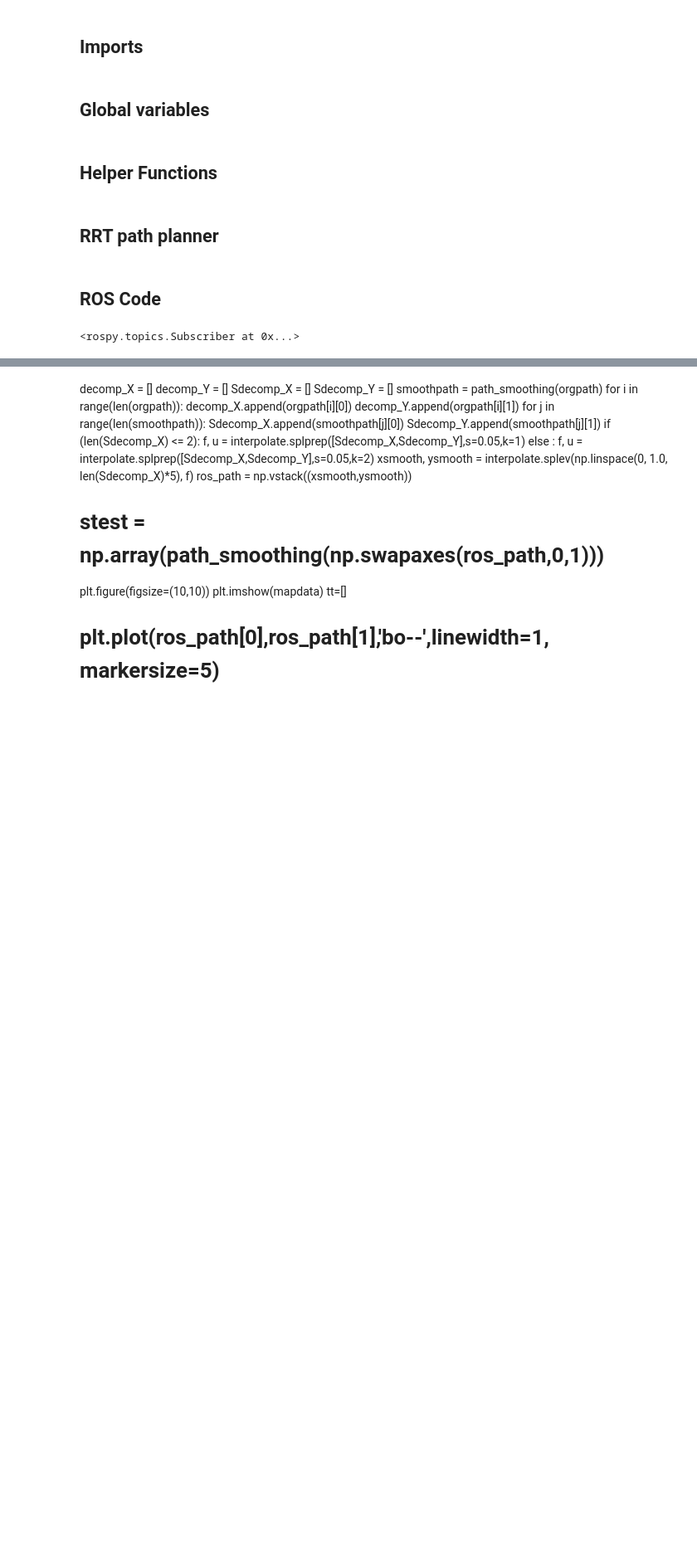
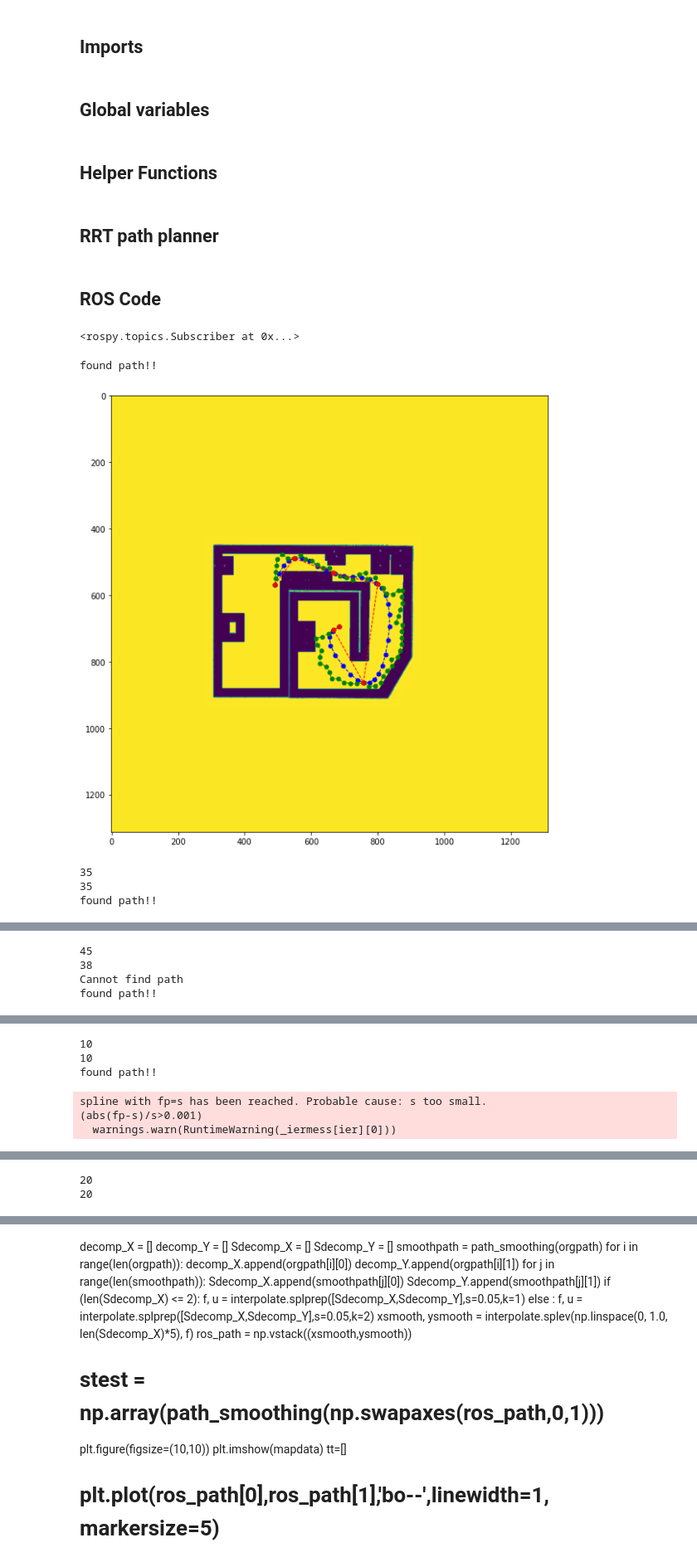
Before and after one commit to scifiswapnil/decentralized-payload-transport, a Jupyter notebook: src/jackal_workspace/scripts/GlobalPlanner.ipynb, the cells around one changed output, grey strips where cells are left out. Shown: that part at 83% size. Cells and saved outputs as stored; diff of their text form; code cells hidden in the pictures; blank space fills up the shorter version.

```diff
--- a/src/jackal_workspace/scripts/GlobalPlanner.ipynb
+++ b/src/jackal_workspace/scripts/GlobalPlanner.ipynb
@@ -255,9 +255,8 @@ class RRT:
         return rnd
 
     def draw_graph(self, drawthis, rnd=None):
-        plt.figure(figsize=(20,20))
+        plt.figure(figsize=(10,10))
         plt.clf()
-
         plt.gcf().canvas.mpl_connect(
             'key_release_event',
             lambda event: [exit(0) if event.key == 'escape' else None])
@@ -268,9 +267,8 @@ class RRT:
                 plt.plot(node.path_x, node.path_y, "-g")
 
         plt.imshow(drawthis)
-        plt.plot(self.start.x, self.start.y, "xr",label="Start")
-        plt.plot(self.end.x, self.end.y, "xr",label="Goal")
-        plt.legend()
+        plt.plot(self.start.x, self.start.y, "xr")
+        plt.plot(self.end.x, self.end.y, "xr")
         plt.grid(True)
         plt.pause(0.0001)
 
@@ -324,12 +322,12 @@ def map_callback(data):
     mapdata = np.invert(mapdata)
     mapdata = cv2.threshold(mapdata, 200, 255, cv2.THRESH_BINARY)[1]
 
-    plt.figure(figsize=(10,10))
-    plt.grid()
-    plt.imshow(orgmapdata)
-    plt.xlabel('X, m')
-    plt.ylabel('Y, m')
-    plt.show()
+#     plt.figure(figsize=(10,10))
+#     plt.grid()
+#     plt.imshow(mapdata)
+#     plt.xlabel('X, m')
+#     plt.ylabel('Y, m')
+#     plt.show()
 
 def callbackodom(data):
     global current_xy
@@ -363,7 +361,7 @@ def callbackgoal(data):
         goal_sample_rate=1,
         max_iter=15000)
     path = rrt.planning(animation=False)
-    rrt.draw_graph(orgmapdata+mapdata)
+#     rrt.draw_graph(orgmapdata+mapdata)
     if path is None:
         print("Cannot find path")
     else:
@@ -387,36 +385,41 @@ def callbackgoal(data):
         xsmooth, ysmooth = interpolate.splev(np.linspace(0, 1.0, len(Sdecomp_X)*5), f)
         ros_path = np.vstack((xsmooth,ysmooth))
 
         tt=[]
         for i in range(len(ros_path[0])):
             if (mapdata[int(ros_path[1][i]),int(ros_path[0][i])] > 0):
                 tt.append([ros_path[0][i],ros_path[1][i]])
         ttt = np.array(tt)
 
-        plt.figure(figsize=(20,20))
-        plt.imshow(mapdata+orgmapdata)
-        plt.plot(ttt[:,0],ttt[:,1],'bo--',linewidth=1, markersize=5,label="Smooth Path")
-#         plt.plot(decomp_X,decomp_Y,'go--',linewidth=1, markersize=5,label="Decomposed Path")
-        plt.plot(Sdecomp_X,Sdecomp_Y,'ro--',linewidth=1, markersize=5,label="Decomposed Path")
-        plt.show()
+#         plt.figure(figsize=(10,10))
+#         plt.imshow(mapdata+orgmapdata)
+#         plt.plot(ttt[:,0],ttt[:,1],'bo--',linewidth=1, markersize=5)
+#         plt.plot(decomp_X,decomp_Y,'go--',linewidth=1, markersize=5)
+#         plt.plot(Sdecomp_X,Sdecomp_Y,'ro--',linewidth=1, markersize=5)
+#         plt.show()
 
         rrtsmoothpath = Path()
         rrtsmoothpath.header.frame_id = "map"
         rrtsmoothpath.header.stamp = rospy.Time.now()
         for i in range(1,len(ttt[:,0])+1):
             pose = PoseStamped()
             ans = grid2meters([ttt[-i][0],ttt[-i][1]])
             pose.header = rrtsmoothpath.header
             pose.pose.position.x = ans[0]
             pose.pose.position.y = ans[1]
             pose.pose.orientation.w = 1
             rrtsmoothpath.poses.append(pose)
         path_pub.publish(rrtsmoothpath)
 
 rospy.init_node('GlobalPlanner', anonymous=True)
 path_pub = rospy.Publisher('/jackal0/global_path', Path, queue_size=10)
 rospy.Subscriber("/map", OccupancyGrid, map_callback)
 rospy.Subscriber("/jackal0/odometry/local_filtered", Odometry, callbackodom)
 rospy.Subscriber("/move_base_simple/goal", PoseStamped, callbackgoal)
 # %% [output]
 <rospy.topics.Subscriber at 0x...>
+found path!!
+[figure, added]
+35
+35
+found path!!
@@ -422,0 +427,4 @@ rospy.Subscriber("/move_base_simple/goal", PoseStamped, callbackgoal)
+45
+38
+Cannot find path
+found path!!
@@ -422,0 +432,6 @@ rospy.Subscriber("/move_base_simple/goal", PoseStamped, callbackgoal)
+10
+10
+found path!!
+spline with fp=s has been reached. Probable cause: s too small.
+(abs(fp-s)/s>0.001)
+  warnings.warn(RuntimeWarning(_iermess[ier][0]))
@@ -422,0 +439,2 @@ rospy.Subscriber("/move_base_simple/goal", PoseStamped, callbackgoal)
+20
+20
```
Also changed, not shown: parts of 2 cells of this notebook, 21 other files.
